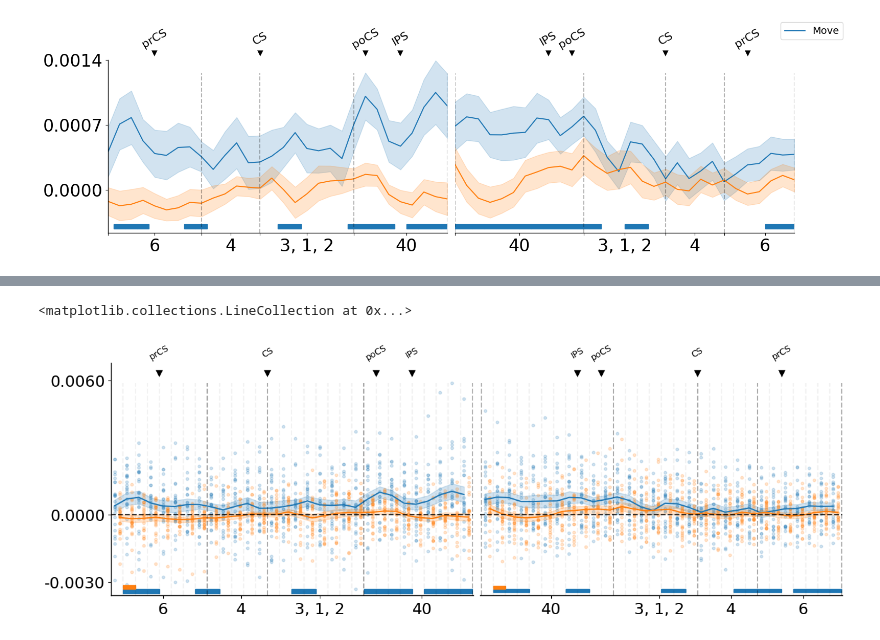
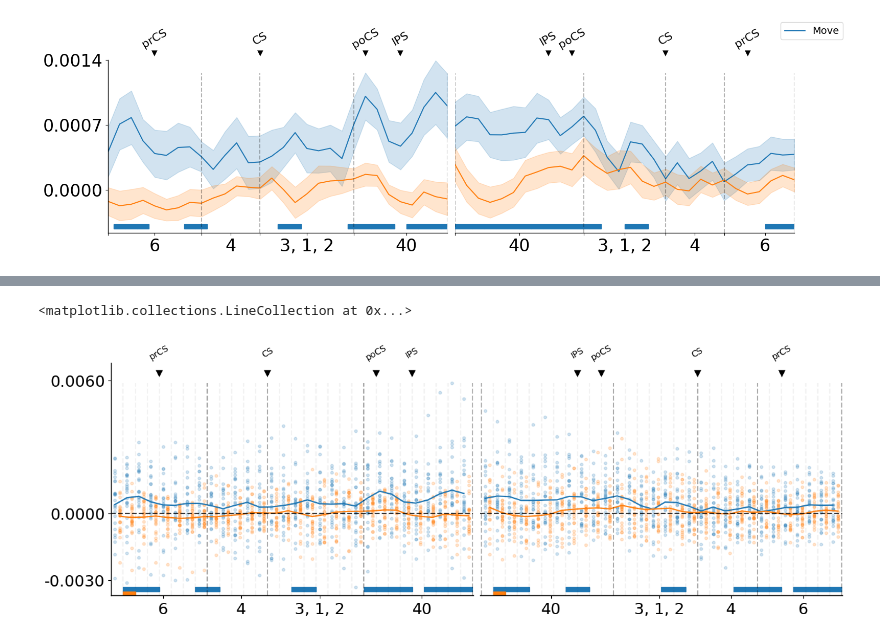
Before and after one commit to SeojinYoon/easy_surf_vis, a Jupyter notebook: demo/4_cross_section.ipynb, the cells around one changed output, grey strips where cells are left out. Saved outputs shown, nothing was run; the diff lists cells and outputs as text; code cells hidden in the pictures.

Commit message:
fix profile plot

```diff
--- a/demo/4_cross_section.ipynb
+++ b/demo/4_cross_section.ipynb
@@ -231,20 +242,22 @@ s_pvalue[1] = 0.05
 # %%
+y_range = min(np.min(l_sampling_datas), np.min(r_sampling_datas)), max(np.max(l_sampling_datas), np.max(r_sampling_datas))
 fig, axes = draw_both_hemi_profile(l_sampling_datas = l_sampling_datas,
                                    l_sulcus_names = l_sulcus_names,
                                    l_roi_names = l_roi_names,
                                    l_p_values = np.array([pvalue, s_pvalue]),
                                    r_sampling_datas = r_sampling_datas,
                                    r_sulcus_names = r_sulcus_names,
                                    r_roi_names = r_roi_names,
                                    r_p_values = np.array([pvalue, s_pvalue]),
                                    n_inner_yTick = 1,
-                                   y_ticks = np.array([-0.003, 0, 0.006]))
+                                   y_ticks = np.array([-0.003, 0, 0.006]),
+                                   y_range = y_range)
 
 xmin, xmax = axes[0].get_xlim()
 axes[0].hlines(y=0., xmin=xmin, xmax=xmax, color='k', linestyle='--', alpha = 0.8)
 
 xmin, xmax = axes[1].get_xlim()
 axes[1].hlines(y=0., xmin=xmin, xmax=xmax, color='k', linestyle='--', alpha = 0.8)
 # %% [output]
 <matplotlib.collections.LineCollection at 0x...>
-[figure, old version]
+[figure, new version]
```
Also changed, not shown: parts of 7 cells of this notebook, 6 other files.
